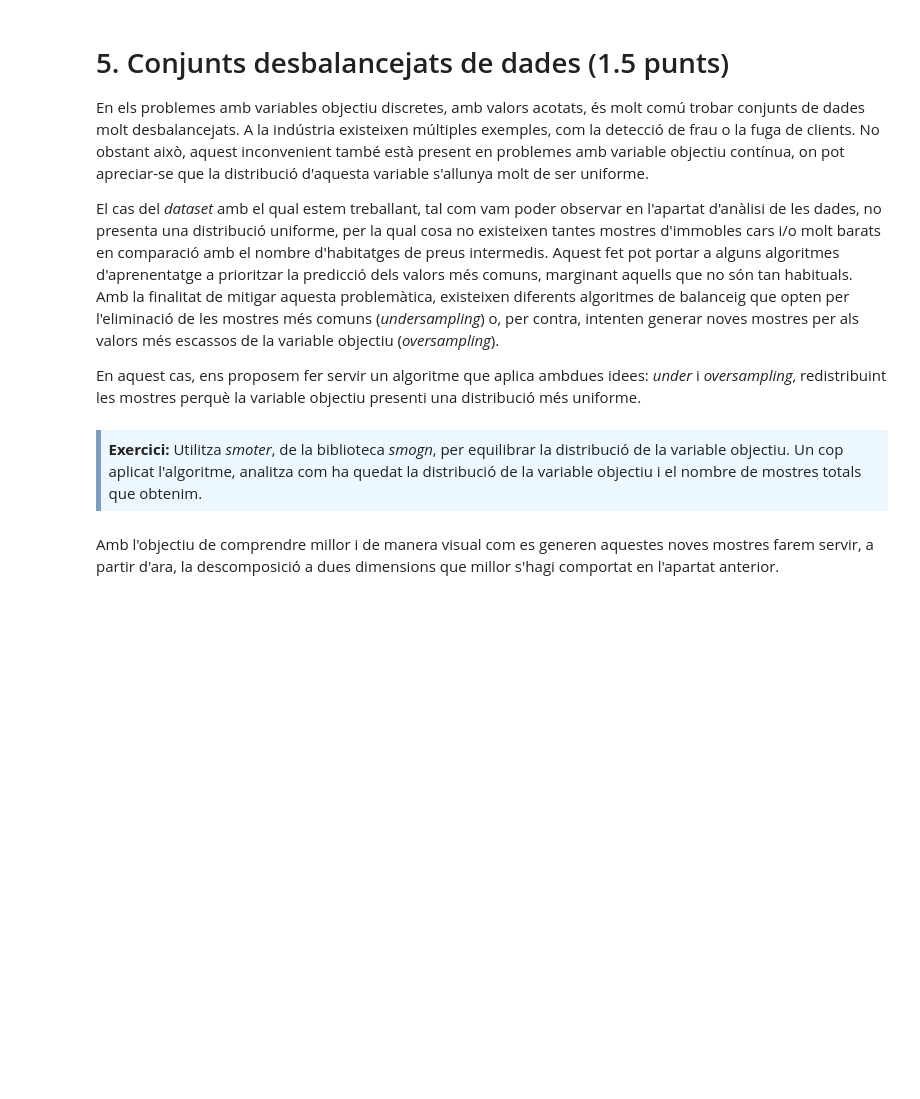
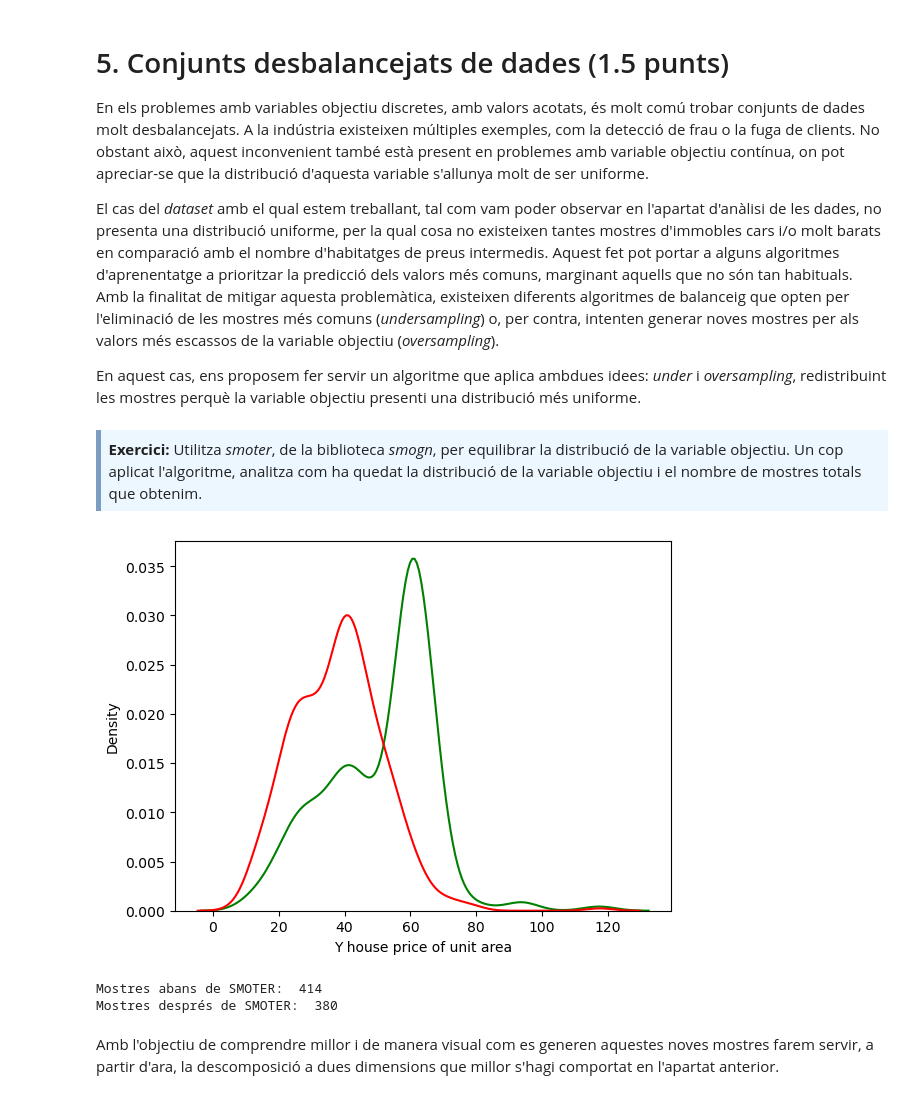
Before and after one commit to marc7666/PAC1-Aprenentatge-automatic, a Jupyter notebook: M2.991_20242_PAC1-Enunciat.ipynb, the cells around one changed output. Drawn from its saved outputs; the diff is of its cells as text; code cells hidden in the pictures; blank space fills up the shorter version.

```diff
--- a/M2.991_20242_PAC1-Enunciat.ipynb
+++ b/M2.991_20242_PAC1-Enunciat.ipynb
@@ -1015,6 +1018,26 @@ En aquest cas, ens proposem fer servir un algoritme que aplica ambdues idees: _u
 <div style="background-color: #EDF7FF; border-color: #7C9DBF; border-left: 5px solid #7C9DBF; padding: 0.5em;">
 <strong>Exercici:</strong> Utilitza <i>smoter</i>, de la biblioteca <i>smogn</i>, per equilibrar la distribució de la variable objectiu. Un cop aplicat l'algoritme, analitza com ha quedat la distribució de la variable objectiu i el nombre de mostres totals que obtenim.
 </div>
+# %%
+import smogn
+df_balanced = smogn.smoter(
+    data=df_scaled,
+    y='Y house price of unit area',
+    k=5
+)
+# %%
+sns.kdeplot(df_balanced["Y house price of unit area"], label="Balanced df", color="green") # Dades equilibrades
+sns.kdeplot(df_scaled["Y house price of unit area"], label="Scaled df", color="red") # dades escalades
+#sns.move_legend()
+plt.show()
+# %% [output]
+[figure, added]
+# %%
+print("Mostres abans de SMOTER: ", df_scaled.shape[0])
+print("Mostres després de SMOTER: ", df_balanced.shape[0])
+# %% [output]
+Mostres abans de SMOTER:  414
+Mostres després de SMOTER:  380
 # %% [markdown]
 Amb l'objectiu de comprendre millor i de manera visual com es generen aquestes noves mostres farem servir, a partir d'ara, la descomposició a dues dimensions que millor s'hagi comportat en l'apartat anterior.
 # %% [markdown]
```
Also changed, not shown: parts of 7 cells of this notebook.
